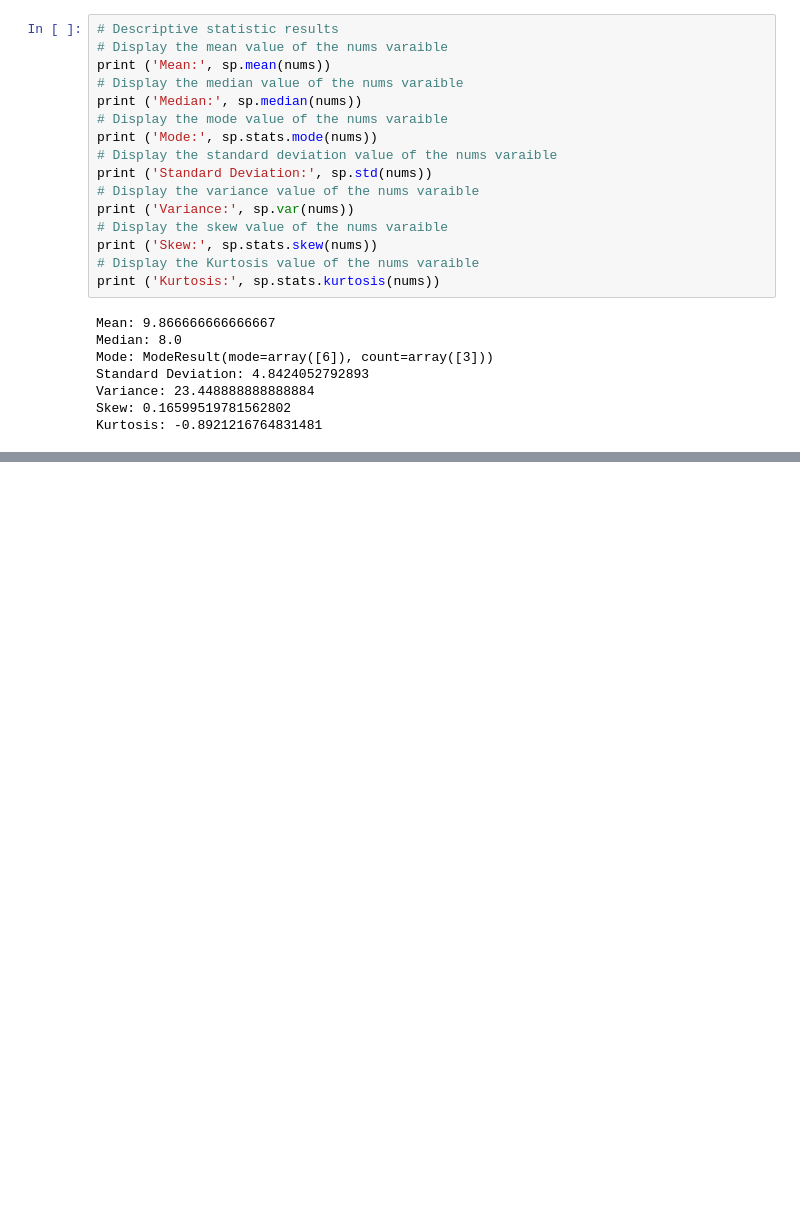
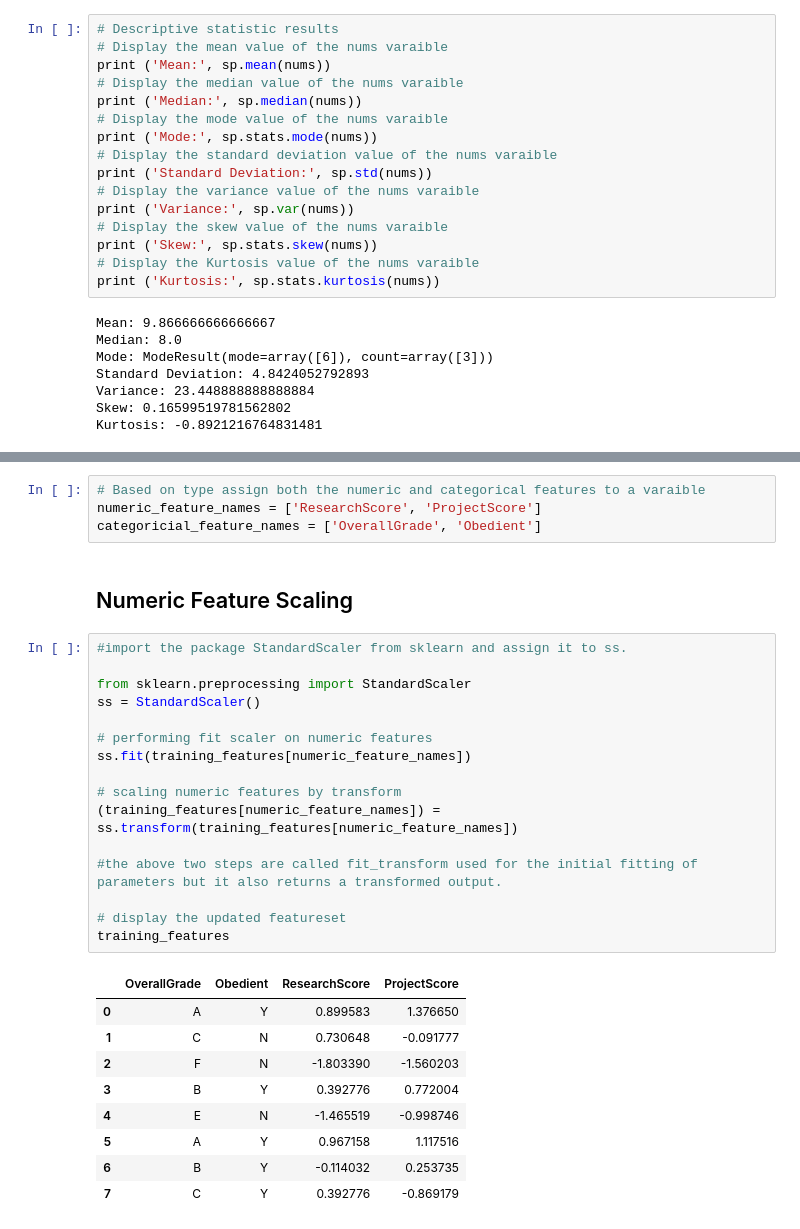
Before and after one commit to MounikaGattu/mounika_ch1_codes, a Jupyter notebook: Mounika_18A1HP050_Ch1Codes.ipynb, the cells around one changed output, grey strips where cells are left out. Saved outputs shown, nothing was run; the diff lists cells and outputs as text; blank space fills up the shorter version.

```diff
--- a/Mounika_18A1HP050_Ch1Codes.ipynb
+++ b/Mounika_18A1HP050_Ch1Codes.ipynb
@@ -181,0 +248,32 @@ Kurtosis: -0.8921216764831481
+# %%
+# Based on type assign both the numeric and categorical features to a varaible
+numeric_feature_names = ['ResearchScore', 'ProjectScore']
+categoricial_feature_names = ['OverallGrade', 'Obedient']
+# %% [markdown]
+## Numeric Feature Scaling
+# %%
+#import the package StandardScaler from sklearn and assign it to ss.
+
+from sklearn.preprocessing import StandardScaler
+ss = StandardScaler()
+
+# performing fit scaler on numeric features
+ss.fit(training_features[numeric_feature_names])
+
+# scaling numeric features by transform
+(training_features[numeric_feature_names]) = ss.transform(training_features[numeric_feature_names])
+
+#the above two steps are called fit_transform used for the initial fitting of parameters but it also returns a transformed output.
+
+# display the updated featureset
+training_features
+# %% [output]
+|  | OverallGrade | Obedient | ResearchScore | ProjectScore |
+| 0 | A | Y | 0.899583 | 1.376650 |
+| 1 | C | N | 0.730648 | -0.091777 |
+| 2 | F | N | -1.803390 | -1.560203 |
+| 3 | B | Y | 0.392776 | 0.772004 |
+| 4 | E | N | -1.465519 | -0.998746 |
+| 5 | A | Y | 0.967158 | 1.117516 |
+| 6 | B | Y | -0.114032 | 0.253735 |
+| 7 | C | Y | 0.392776 | -0.869179 |
```
Also changed, not shown: parts of 22 cells of this notebook.
